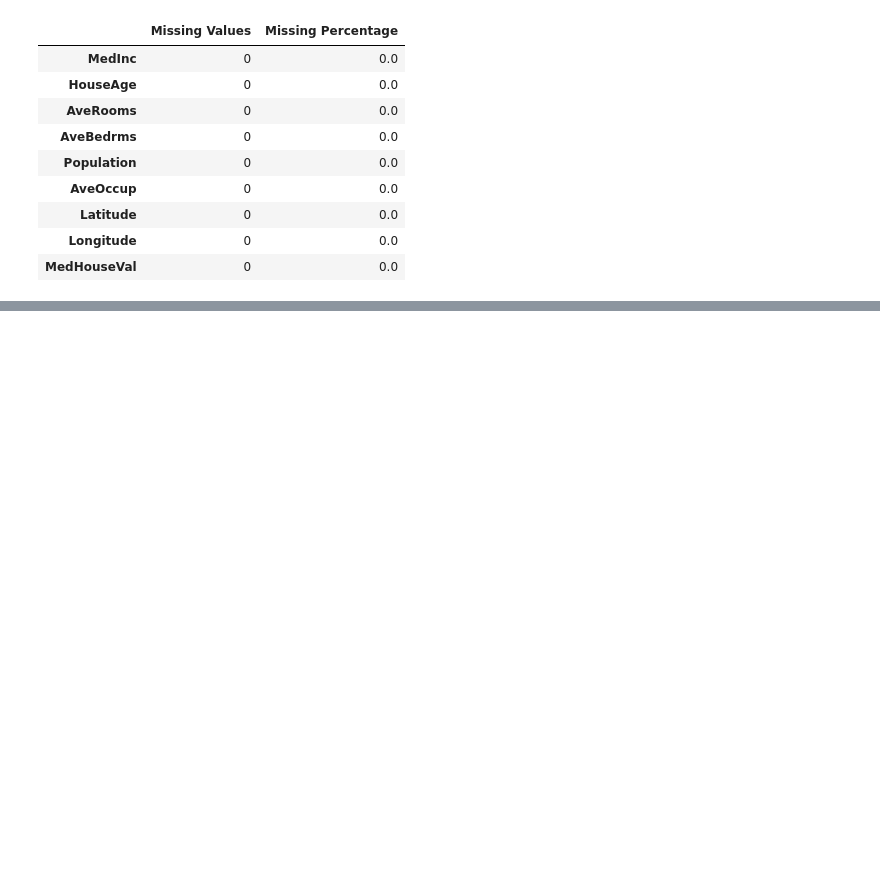
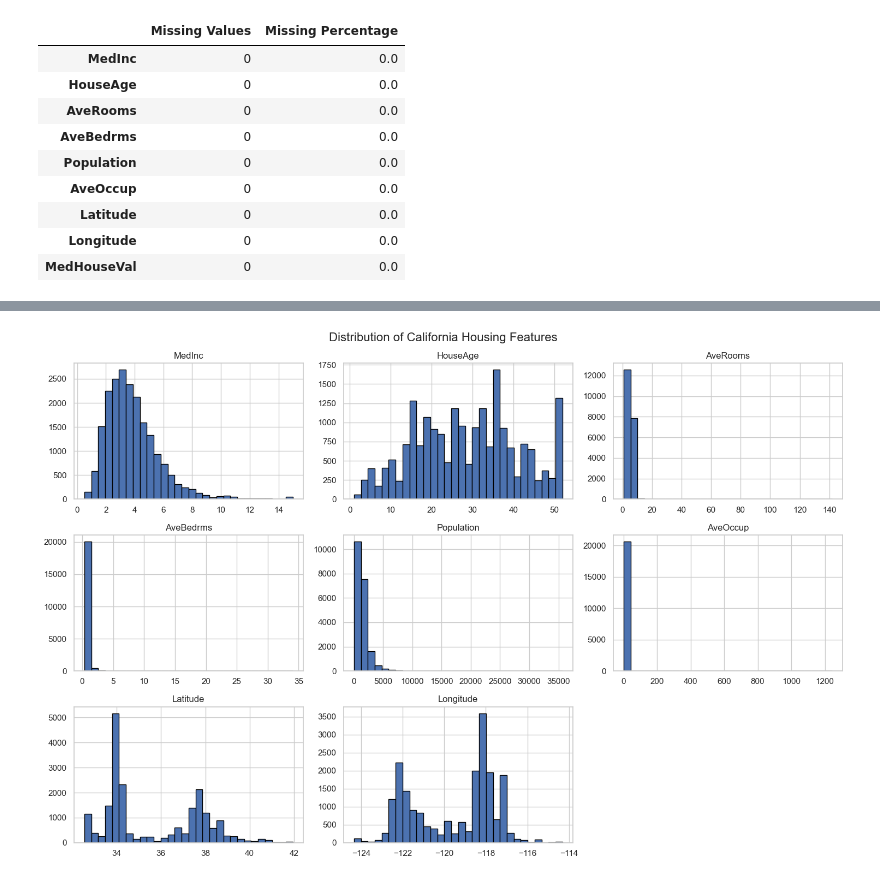
Before and after one commit to preetamvr1595/ml-algorithms-practicals, a Jupyter notebook: 01-regression/linear-regression/Linear_Regression_Real_World_Practical.ipynb, the cells around one changed output, grey strips where cells are left out. Saved outputs shown, nothing was run; the diff lists cells and outputs as text; code cells hidden in the pictures; blank space fills up the shorter version.

```diff
--- a/01-regression/linear-regression/Linear_Regression_Real_World_Practical.ipynb
+++ b/01-regression/linear-regression/Linear_Regression_Real_World_Practical.ipynb
@@ -133,0 +189,18 @@ Missing Values Analysis
+# %%
+features = housing.feature_names
+
+df[features].hist(
+    figsize=(15, 10),
+    bins=30,
+    edgecolor="black"
+)
+
+plt.suptitle(
+    "Distribution of California Housing Features",
+    fontsize=16
+)
+
+plt.tight_layout()
+plt.show()
+# %% [output]
+[figure, added]
```
Also changed, not shown: parts of 6 cells of this notebook.
